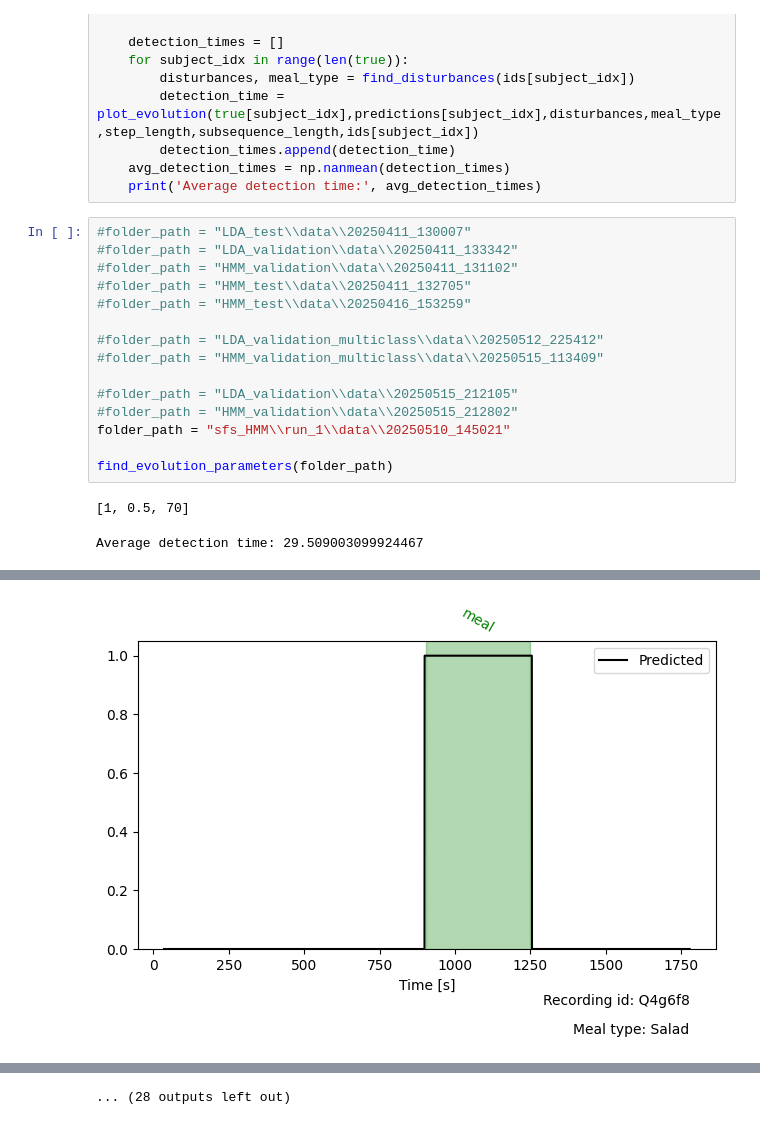
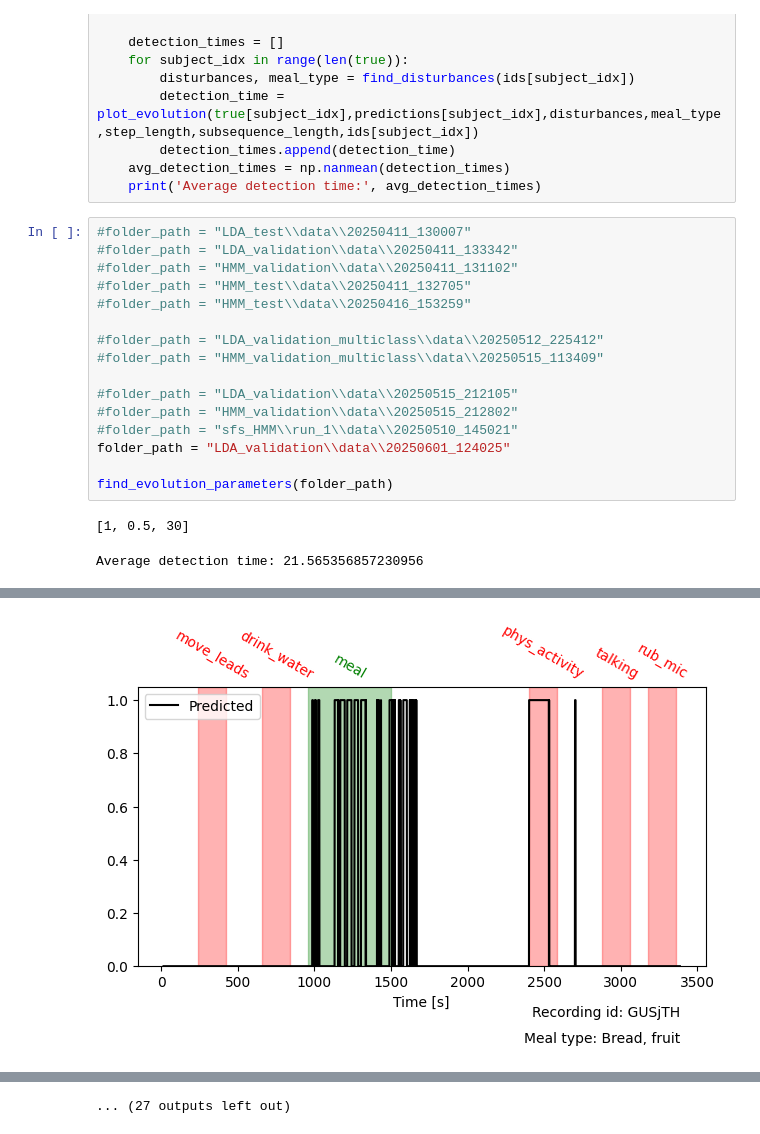
Before and after one commit to Majager/master_ML, a Jupyter notebook: Results/Analyze_results.ipynb, the cells around one changed output, grey strips where cells are left out. Cells and saved outputs as stored; diff of their text form.

```diff
--- a/Results/Analyze_results.ipynb
+++ b/Results/Analyze_results.ipynb
@@ -289,9 +288,10 @@ def find_evolution_parameters(folder_path):
 
 #folder_path = "LDA_validation\\data\\20250515_212105"
 #folder_path = "HMM_validation\\data\\20250515_212802"
-folder_path = "sfs_HMM\\run_1\\data\\20250510_145021"
+#folder_path = "sfs_HMM\\run_1\\data\\20250510_145021"
+folder_path = "LDA_validation\\data\\20250601_124025"
 
 find_evolution_parameters(folder_path)
 # %% [output]
-[1, 0.5, 70]
+[1, 0.5, 30]
-Average detection time: 29.509003099924467
+Average detection time: 21.565356857230956
@@ -300 +300 @@ Average detection time: 29.509003099924467
-[figure, old version]
+[figure, new version]
@@ -308 +308 @@ Average detection time: 29.509003099924467
-... (28 outputs left out)
+... (27 outputs left out)
```
Also changed, not shown: parts of 2 cells of this notebook, 18 other files.
